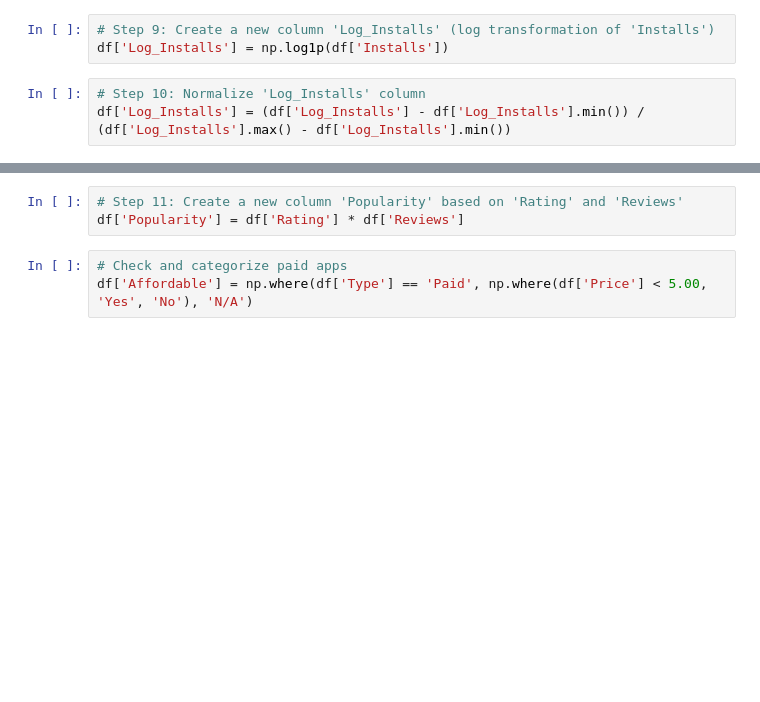
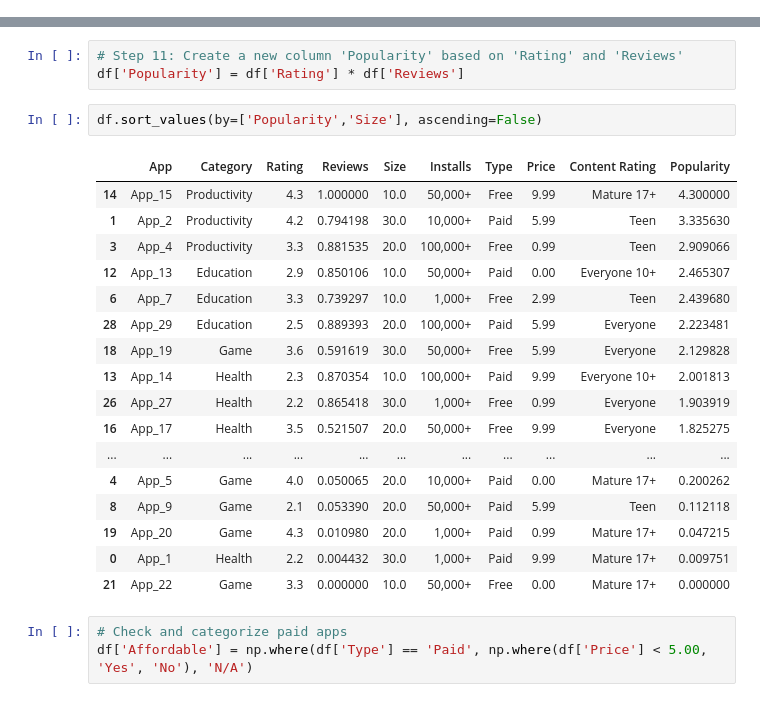
Before and after one commit to SajidMajeed92/PGD-Python-DS-AI-Batch-7, a Jupyter notebook: Notebooks/Week6/sample Google Play Store data.ipynb, the cells around one changed output, grey strips where cells are left out. Saved outputs shown, nothing was run; the diff lists cells and outputs as text; blank space fills up the shorter version.

```diff
--- a/Notebooks/Week6/sample Google Play Store data.ipynb
+++ b/Notebooks/Week6/sample Google Play Store data.ipynb
@@ -183,9 +288,3 @@ df['Size'] = df['Size'].fillna(df['Size'].median())
 # %%
 # Step 8: Clean 'Installs' column (remove '+' and ',')
 df['Installs'] = df['Installs'].str.replace(',', '').str.replace('+', '').astype(int)
-# %%
-# Step 9: Create a new column 'Log_Installs' (log transformation of 'Installs')
-df['Log_Installs'] = np.log1p(df['Installs'])
-# %%
-# Step 10: Normalize 'Log_Installs' column
-df['Log_Installs'] = (df['Log_Installs'] - df['Log_Installs'].min()) / (df['Log_Installs'].max() - df['Log_Installs'].min())
@@ -192,6 +311,26 @@ df['Log_Installs'] = (df['Log_Installs'] - df['Log_Installs'].min()) / (df['Log_
 # %%
 # Step 11: Create a new column 'Popularity' based on 'Rating' and 'Reviews'
 df['Popularity'] = df['Rating'] * df['Reviews']
+# %%
+df.sort_values(by=['Popularity','Size'], ascending=False)
+# %% [output]
+|  | App | Category | Rating | Reviews | Size | Installs | Type | Price | Content Rating | Popularity |
+| 14 | App_15 | Productivity | 4.3 | 1.000000 | 10.0 | 50,000+ | Free | 9.99 | Mature 17+ | 4.300000 |
+| 1 | App_2 | Productivity | 4.2 | 0.794198 | 30.0 | 10,000+ | Paid | 5.99 | Teen | 3.335630 |
+| 3 | App_4 | Productivity | 3.3 | 0.881535 | 20.0 | 100,000+ | Free | 0.99 | Teen | 2.909066 |
+| 12 | App_13 | Education | 2.9 | 0.850106 | 10.0 | 50,000+ | Paid | 0.00 | Everyone 10+ | 2.465307 |
+| 6 | App_7 | Education | 3.3 | 0.739297 | 10.0 | 1,000+ | Free | 2.99 | Teen | 2.439680 |
+| 28 | App_29 | Education | 2.5 | 0.889393 | 20.0 | 100,000+ | Paid | 5.99 | Everyone | 2.223481 |
+| 18 | App_19 | Game | 3.6 | 0.591619 | 30.0 | 50,000+ | Free | 5.99 | Everyone | 2.129828 |
+| 13 | App_14 | Health | 2.3 | 0.870354 | 10.0 | 100,000+ | Paid | 9.99 | Everyone 10+ | 2.001813 |
+| 26 | App_27 | Health | 2.2 | 0.865418 | 30.0 | 1,000+ | Free | 0.99 | Everyone | 1.903919 |
+| 16 | App_17 | Health | 3.5 | 0.521507 | 20.0 | 50,000+ | Free | 9.99 | Everyone | 1.825275 |
+| ... | ... | ... | ... | ... | ... | ... | ... | ... | ... | ... |
+| 4 | App_5 | Game | 4.0 | 0.050065 | 20.0 | 10,000+ | Paid | 0.00 | Mature 17+ | 0.200262 |
+| 8 | App_9 | Game | 2.1 | 0.053390 | 20.0 | 50,000+ | Paid | 5.99 | Teen | 0.112118 |
+| 19 | App_20 | Game | 4.3 | 0.010980 | 20.0 | 1,000+ | Paid | 0.99 | Mature 17+ | 0.047215 |
+| 0 | App_1 | Health | 2.2 | 0.004432 | 30.0 | 1,000+ | Paid | 9.99 | Mature 17+ | 0.009751 |
+| 21 | App_22 | Game | 3.3 | 0.000000 | 10.0 | 50,000+ | Free | 0.00 | Mature 17+ | 0.000000 |
 # %%
 # Check and categorize paid apps
 df['Affordable'] = np.where(df['Type'] == 'Paid', np.where(df['Price'] < 5.00, 'Yes', 'No'), 'N/A')
```
Also changed, not shown: parts of 19 cells of this notebook.
